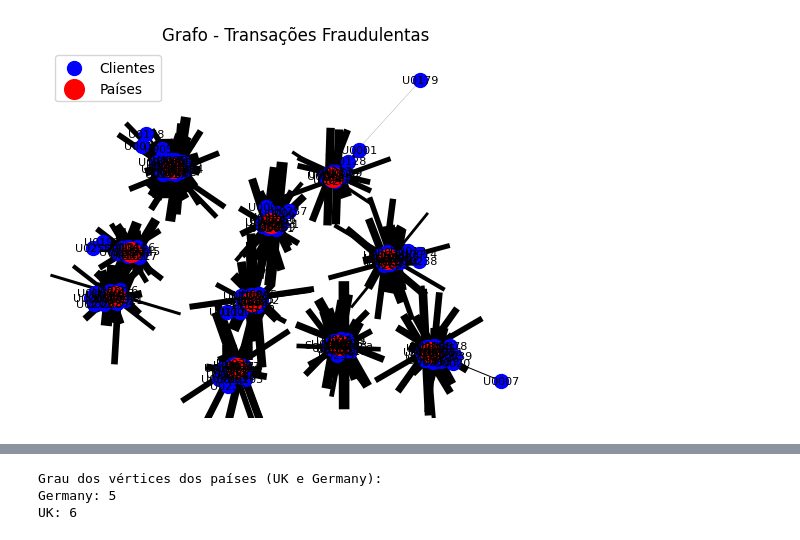
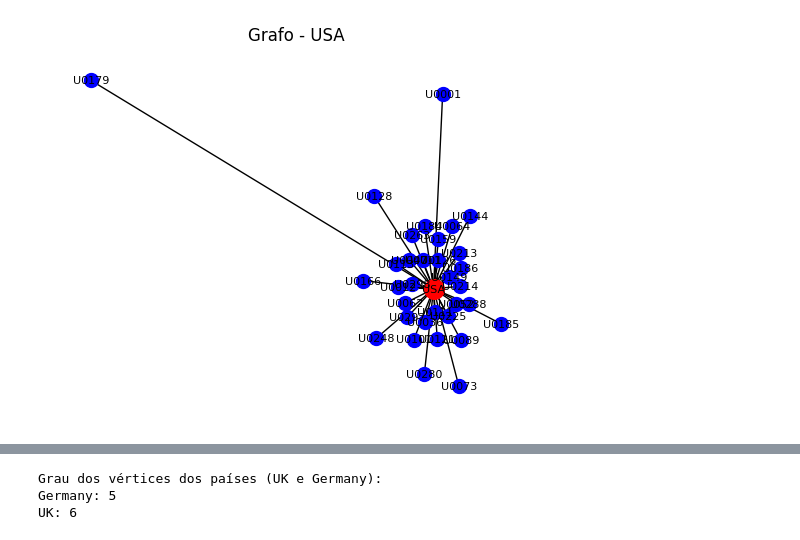
Before and after one commit to David-Mdrs/Cartoes_Transacoes_Fraudulentas, a Jupyter notebook: main.ipynb, the cells around one changed output, grey strips where cells are left out. Drawn from its saved outputs; the diff is of its cells as text; code cells hidden in the pictures.

Commit message:
Separando grafo dos países

```diff
--- a/main.ipynb
+++ b/main.ipynb
@@ -3,87 +3,46 @@ import pandas as pd
 import networkx as nx
 import matplotlib.pyplot as plt
 
-# Leitura do CSV (ajuste o separador se necessário)
+# Leitura do CSV
 df = pd.read_csv('credit_card_fraud_detection.csv', sep=',')
-
 
 # Verifica se as colunas necessárias existem
 colunas_necessarias = ['User ID', 'Country', 'Transaction Amount', 'Fraudulent']
 if not all(col in df.columns for col in colunas_necessarias):
     raise ValueError(f"O arquivo precisa conter as colunas: {colunas_necessarias}")
 
-# Divisão do dataset
-df_fraud = df[df['Fraudulent'] == 'No']       # Transações fraudulentas
-df_non_fraud = df[df['Fraudulent'] == 'Yes']     # Transações não fraudulentas
+# Criação dos grafos separados por país
+country_graphs = {}
 
-def create_graph(dataframe):
-    """Cria um grafo bipartido a partir do dataframe,
-       onde cada aresta conecta um id_cliente a um país
-       e possui o atributo 'weight' com o transaction_amount.
-    """
+for country in df['Country'].unique():
     G = nx.Graph()
-    for index, row in dataframe.iterrows():
+    df_country = df[df['Country'] == country]
+
+    for _, row in df_country.iterrows():
         client = row['User ID']
-        country = row['Country']
         amount = row['Transaction Amount']
 
-        # Adiciona os nós com um atributo para diferenciar
         G.add_node(client, tipo='cliente')
         G.add_node(country, tipo='pais')
+        G.add_edge(client, country, weight=amount)
 
-        # Adiciona a aresta com o peso
-        G.add_edge(client, country, weight=amount)
-    return G
+    country_graphs[country] = G
 
-# Criação dos grafos para cada subconjunto
-G_fraud = create_graph(df_fraud)
-G_non_fraud = create_graph(df_non_fraud)
+# Função para plotar os grafos
+def plot_graph(G, country):
+    pos = nx.spring_layout(G, seed=42)
+    clientes = [node for node, attr in G.nodes(data=True) if attr['tipo'] == 'cliente']
 
-# Cálculo do grau dos vértices de países
-degree_fraud = {node: G_fraud.degree(node)
-                for node, attr in G_fraud.nodes(data=True)
-                if attr.get('tipo') == 'pais'}
+    nx.draw_networkx_nodes(G, pos, nodelist=clientes, node_color='blue', node_size=100)
+    nx.draw_networkx_nodes(G, pos, nodelist=[country], node_color='red', node_size=200)
+    nx.draw_networkx_edges(G, pos, width=1)
 
-degree_non_fraud = {node: G_non_fraud.degree(node)
-                    for node, attr in G_non_fraud.nodes(data=True)
-                    if attr.get('tipo') == 'pais'}
-
-print("Grau dos vértices dos países - Transações Fraudulentas:")
-for pais, grau in degree_fraud.items():
-    print(f"{pais}: {grau}")
-
-print("\nGrau dos vértices dos países - Transações Não Fraudulentas:")
-for pais, grau in degree_non_fraud.items():
-    print(f"{pais}: {grau}")
-
-def plot_graph(G, title):
-    """Plota o grafo G com diferenciamento dos nós e
-       as arestas com largura proporcional ao peso.
-    """
-    pos = nx.spring_layout(G, seed=42)  # layout para uma melhor visualização
-    # Separa nós por tipo
-    clientes = [node for node, attr in G.nodes(data=True) if attr.get('tipo') == 'cliente']
-    paises = [node for node, attr in G.nodes(data=True) if attr.get('tipo') == 'pais']
-
-    # Desenha os nós
-    nx.draw_networkx_nodes(G, pos, nodelist=clientes, node_color='blue', label='Clientes', node_size=100)
-    nx.draw_networkx_nodes(G, pos, nodelist=paises, node_color='red', label='Países', node_size=200)
-
-    # Desenha as arestas com largura proporcional ao transaction_amount
-    edges = G.edges(data=True)
-    # É possível ajustar o fator de escala se os valores forem muito altos ou baixos
-    scale_factor = 0.1
-    edge_widths = [data['weight'] * scale_factor for (_, _, data) in edges]
-    nx.draw_networkx_edges(G, pos, edgelist=edges, width=edge_widths)
-
-    # Adiciona os rótulos
     nx.draw_networkx_labels(G, pos, font_size=8)
-    plt.title(title)
-    plt.legend(scatterpoints=1)
+    plt.title(f"Grafo - {country}")
     plt.axis('off')
     plt.show()
 
-# Plot dos grafos
-plot_graph(G_fraud, "Grafo - Transações Fraudulentas")
-plot_graph(G_non_fraud, "Grafo - Transações Não Fraudulentas")
+# Plota cada grafo
+for country, G in country_graphs.items():
+    plot_graph(G, country)
 # %% [output]
@@ -107 +49 @@ India: 13
-[figure, old version]
+[figure, new version]
```
Also changed, not shown: parts of 1 cell of this notebook.
